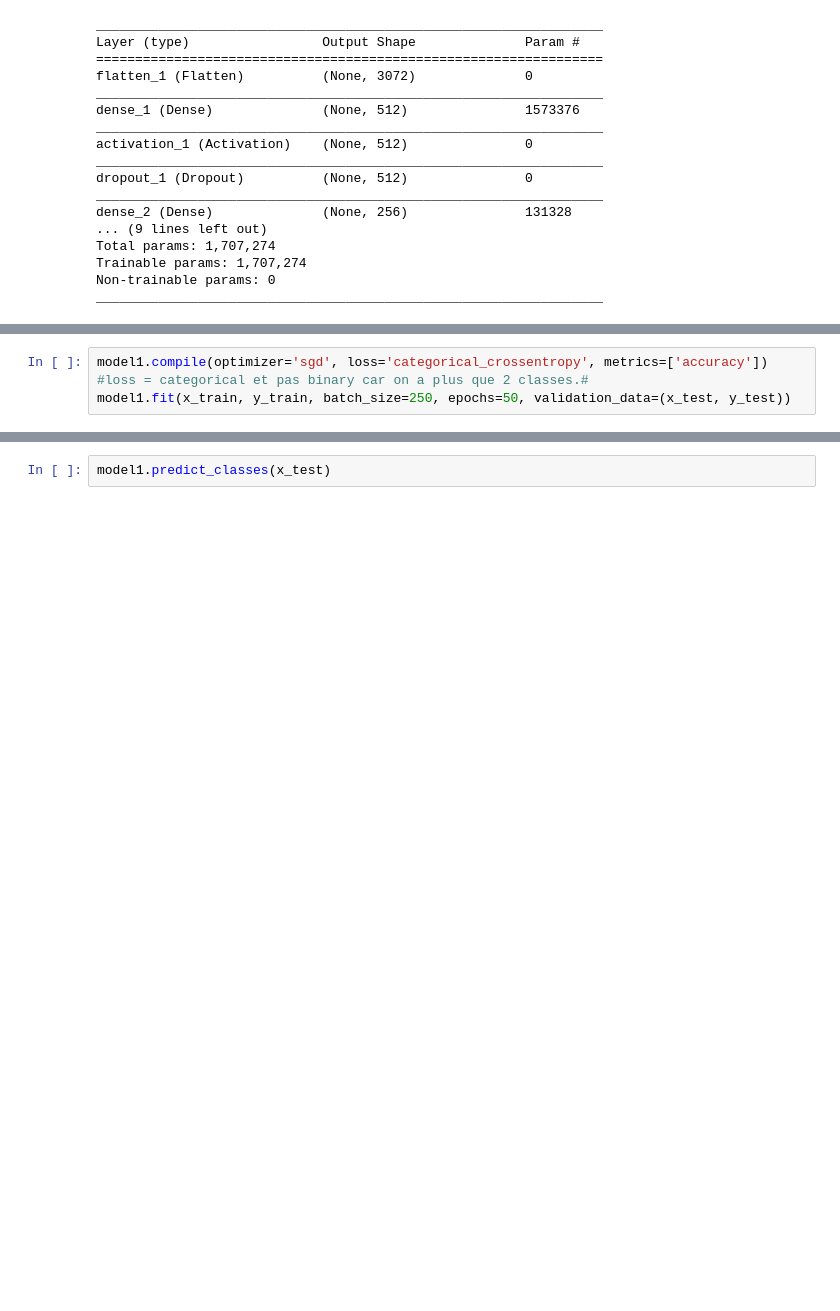
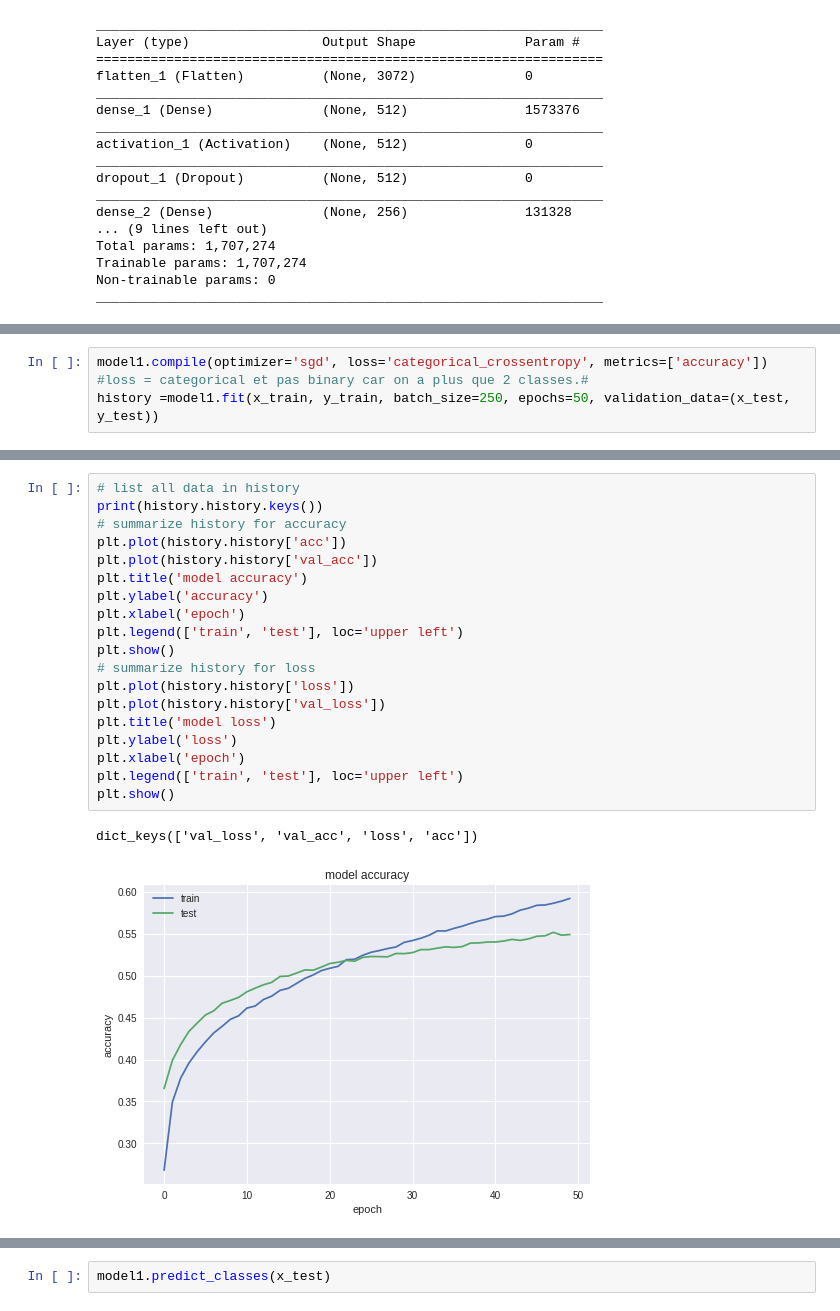
Before and after one commit to capucineb/project-PRDL, a Jupyter notebook: image_classification(1).ipynb, the cells around one changed output, grey strips where cells are left out. Cells and saved outputs as stored; diff of their text form; blank space fills up the shorter version.

```diff
--- a/image_classification(1).ipynb
+++ b/image_classification(1).ipynb
@@ -189,6 +192,6 @@ validation_data=(x_test, y_test)
 # %%
 model1.compile(optimizer='sgd', loss='categorical_crossentropy', metrics=['accuracy']) #loss = categorical et pas binary car on a plus que 2 classes.#
-model1.fit(x_train, y_train, batch_size=250, epochs=50, validation_data=(x_test, y_test))
+history =model1.fit(x_train, y_train, batch_size=250, epochs=50, validation_data=(x_test, y_test))
 # %% [output]
 Train on 50000 samples, validate on 10000 samples
 Epoch 1/50
@@ -210,0 +213,22 @@ Epoch 50/50
+# %%
+# list all data in history
+print(history.history.keys())
+# summarize history for accuracy
+plt.plot(history.history['acc'])
+plt.plot(history.history['val_acc'])
+plt.title('model accuracy')
+plt.ylabel('accuracy')
+plt.xlabel('epoch')
+plt.legend(['train', 'test'], loc='upper left')
+plt.show()
+# summarize history for loss
+plt.plot(history.history['loss'])
+plt.plot(history.history['val_loss'])
+plt.title('model loss')
+plt.ylabel('loss')
+plt.xlabel('epoch')
+plt.legend(['train', 'test'], loc='upper left')
+plt.show()
+# %% [output]
+dict_keys(['val_loss', 'val_acc', 'loss', 'acc'])
+[figure, added]
```
Also changed, not shown: parts of 24 cells of this notebook.
